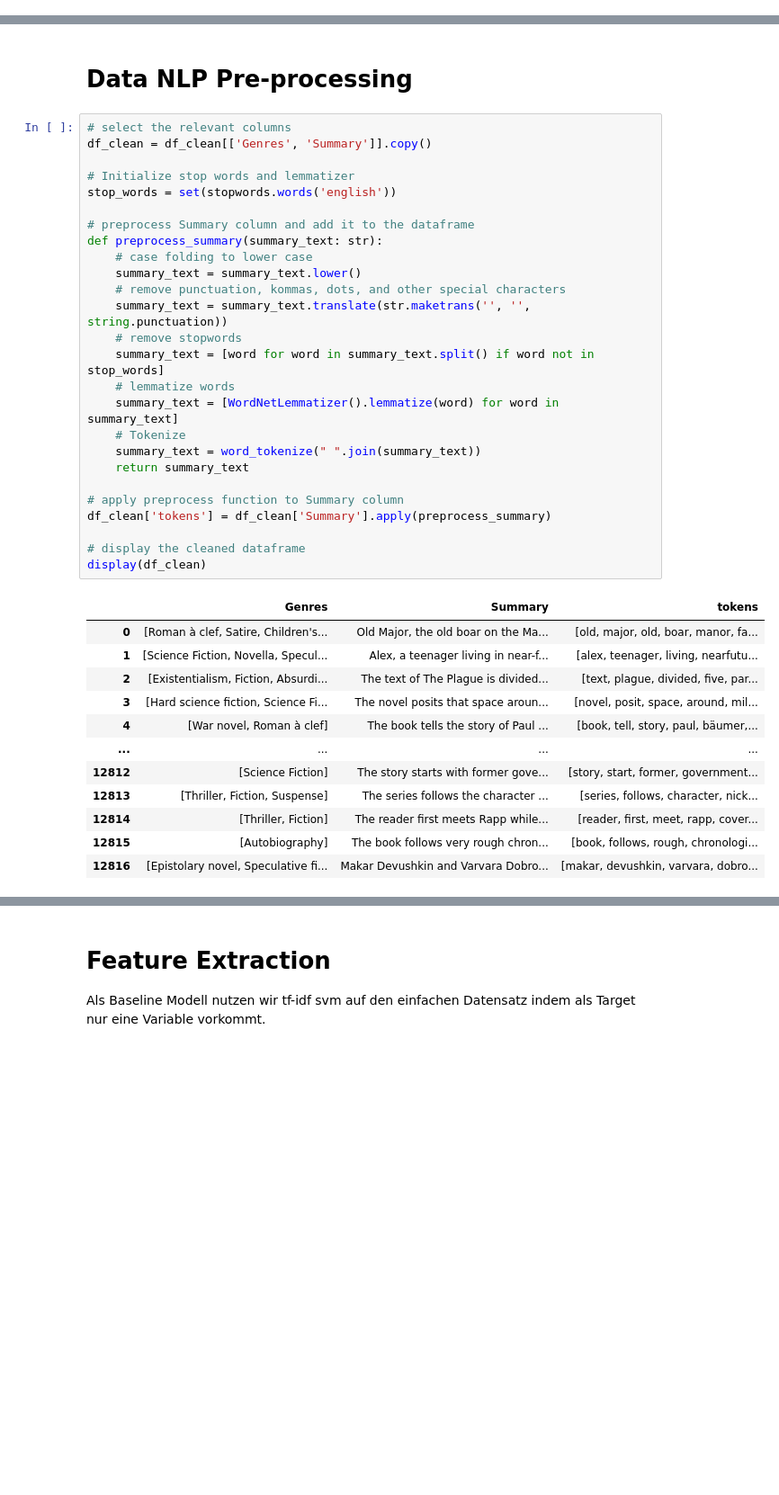
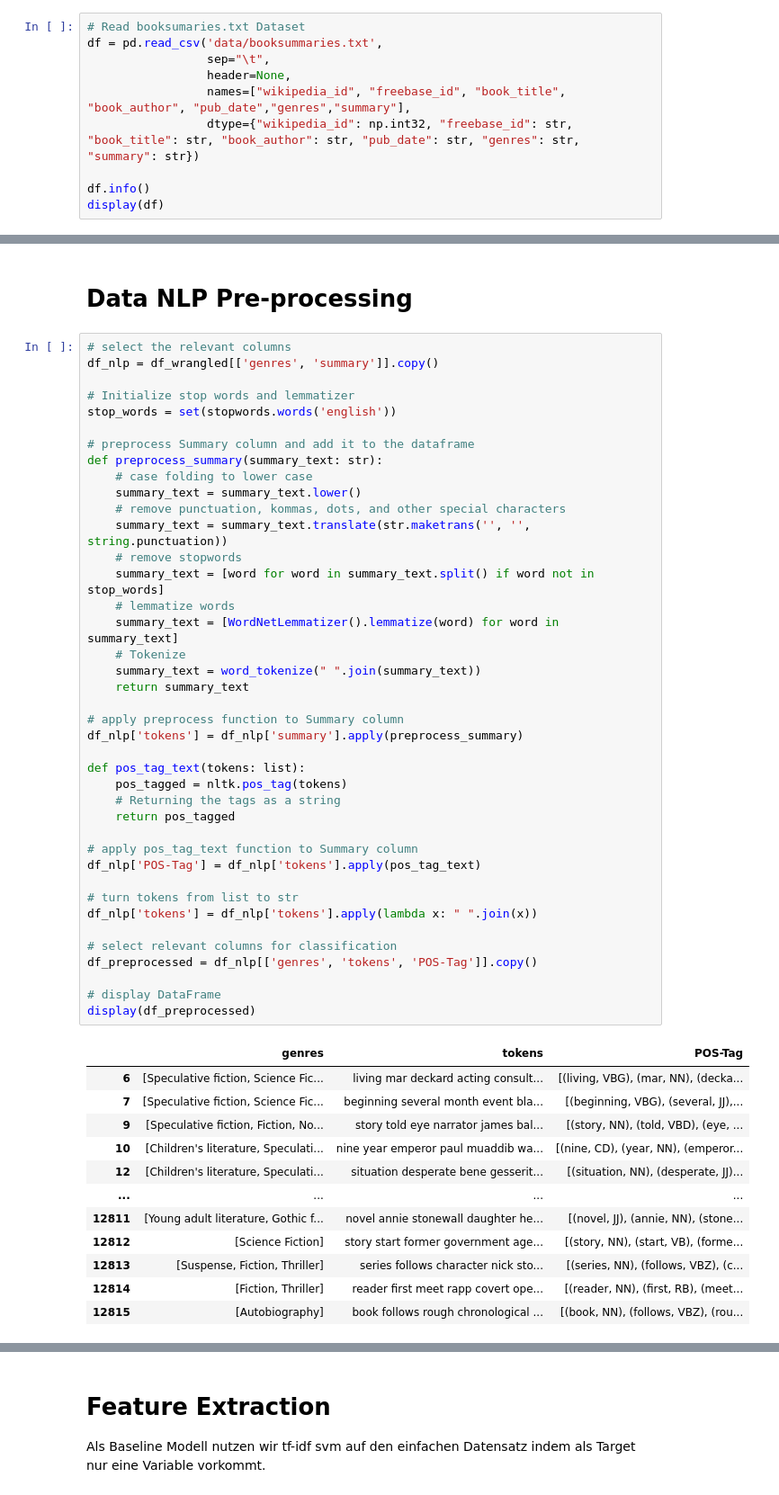
Before and after one commit to 7ben18/fhnw-npr-Natural-Language-Processing, a Jupyter notebook: mini-challenge1/npr-minichallenge1-yannic-ben.ipynb, the cells around one changed output, grey strips where cells are left out. Shown at 90% size. Drawn from its saved outputs; the diff is of its cells as text; blank space fills up the shorter version.

Commit message:
add preprocessing steps and first cv test

```diff
--- a/mini-challenge1/npr-minichallenge1-yannic-ben.ipynb
+++ b/mini-challenge1/npr-minichallenge1-yannic-ben.ipynb
@@ -179,0 +88,10 @@ Number of unique genres:  227
+# %%
+# Read booksumaries.txt Dataset
+df = pd.read_csv('data/booksummaries.txt',
+                 sep="\t",
+                 header=None,
+                 names=["wikipedia_id", "freebase_id", "book_title", "book_author", "pub_date","genres","summary"],
+                 dtype={"wikipedia_id": np.int32, "freebase_id": str, "book_title": str, "book_author": str, "pub_date": str, "genres": str, "summary": str})
+
+df.info()
+display(df)
@@ -228,40 +355,54 @@ plt.show()
 # Data NLP Pre-processing
 # %%
 # select the relevant columns
-df_clean = df_clean[['Genres', 'Summary']].copy()
+df_nlp = df_wrangled[['genres', 'summary']].copy()
 
 # Initialize stop words and lemmatizer
 stop_words = set(stopwords.words('english'))
 
 # preprocess Summary column and add it to the dataframe
 def preprocess_summary(summary_text: str):
     # case folding to lower case
     summary_text = summary_text.lower()
     # remove punctuation, kommas, dots, and other special characters
     summary_text = summary_text.translate(str.maketrans('', '', string.punctuation))
     # remove stopwords
     summary_text = [word for word in summary_text.split() if word not in stop_words]
     # lemmatize words
     summary_text = [WordNetLemmatizer().lemmatize(word) for word in summary_text]
     # Tokenize
     summary_text = word_tokenize(" ".join(summary_text))
     return summary_text
 
 # apply preprocess function to Summary column
-df_clean['tokens'] = df_clean['Summary'].apply(preprocess_summary)
+df_nlp['tokens'] = df_nlp['summary'].apply(preprocess_summary)
 
-# display the cleaned dataframe
-display(df_clean)
+def pos_tag_text(tokens: list):
+    pos_tagged = nltk.pos_tag(tokens)
+    # Returning the tags as a string
+    return pos_tagged
+
+# apply pos_tag_text function to Summary column
+df_nlp['POS-Tag'] = df_nlp['tokens'].apply(pos_tag_text)
+
+# turn tokens from list to str
+df_nlp['tokens'] = df_nlp['tokens'].apply(lambda x: " ".join(x))
+
+# select relevant columns for classification
+df_preprocessed = df_nlp[['genres', 'tokens', 'POS-Tag']].copy()
+
+# display DataFrame
+display(df_preprocessed)
 # %% [output]
-|  | Genres | Summary | tokens |
-| 0 | [Roman à clef, Satire, Children's... | Old Major, the old boar on the Ma... | [old, major, old, boar, manor, fa... |
-| 1 | [Science Fiction, Novella, Specul... | Alex, a teenager living in near-f... | [alex, teenager, living, nearfutu... |
-| 2 | [Existentialism, Fiction, Absurdi... | The text of The Plague is divided... | [text, plague, divided, five, par... |
-| 3 | [Hard science fiction, Science Fi... | The novel posits that space aroun... | [novel, posit, space, around, mil... |
-| 4 | [War novel, Roman à clef] | The book tells the story of Paul ... | [book, tell, story, paul, bäumer,... |
+|  | genres | tokens | POS-Tag |
+| 6 | [Speculative fiction, Science Fic... | living mar deckard acting consult... | [(living, VBG), (mar, NN), (decka... |
+| 7 | [Speculative fiction, Science Fic... | beginning several month event bla... | [(beginning, VBG), (several, JJ),... |
+| 9 | [Speculative fiction, Fiction, No... | story told eye narrator james bal... | [(story, NN), (told, VBD), (eye, ... |
+| 10 | [Children's literature, Speculati... | nine year emperor paul muaddib wa... | [(nine, CD), (year, NN), (emperor... |
+| 12 | [Children's literature, Speculati... | situation desperate bene gesserit... | [(situation, NN), (desperate, JJ)... |
 | ... | ... | ... | ... |
-| 12812 | [Science Fiction] | The story starts with former gove... | [story, start, former, government... |
-| 12813 | [Thriller, Fiction, Suspense] | The series follows the character ... | [series, follows, character, nick... |
-| 12814 | [Thriller, Fiction] | The reader first meets Rapp while... | [reader, first, meet, rapp, cover... |
-| 12815 | [Autobiography] | The book follows very rough chron... | [book, follows, rough, chronologi... |
-| 12816 | [Epistolary novel, Speculative fi... | Makar Devushkin and Varvara Dobro... | [makar, devushkin, varvara, dobro... |
+| 12811 | [Young adult literature, Gothic f... | novel annie stonewall daughter he... | [(novel, JJ), (annie, NN), (stone... |
+| 12812 | [Science Fiction] | story start former government age... | [(story, NN), (start, VB), (forme... |
+| 12813 | [Suspense, Fiction, Thriller] | series follows character nick sto... | [(series, NN), (follows, VBZ), (c... |
+| 12814 | [Fiction, Thriller] | reader first meet rapp covert ope... | [(reader, NN), (first, RB), (meet... |
+| 12815 | [Autobiography] | book follows rough chronological ... | [(book, NN), (follows, VBZ), (rou... |
```
Also changed, not shown: parts of 21 cells of this notebook.
